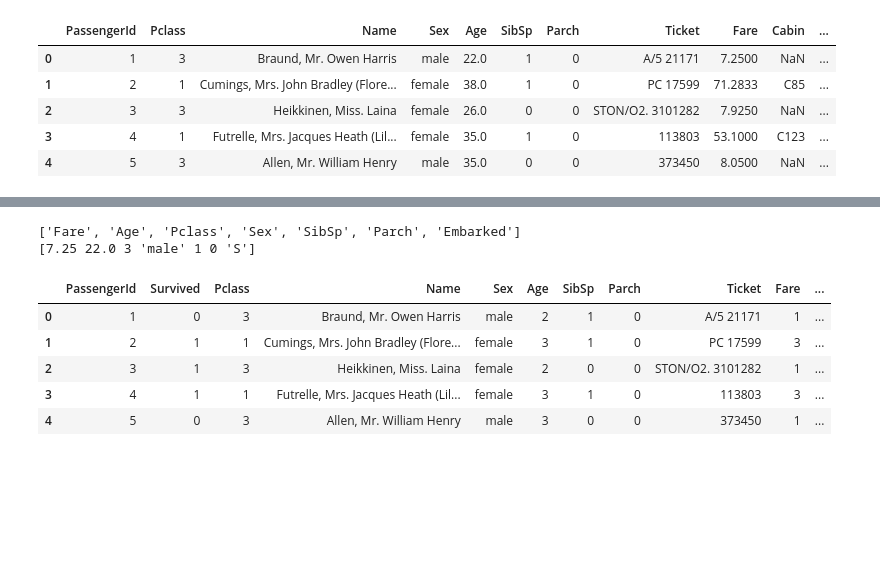
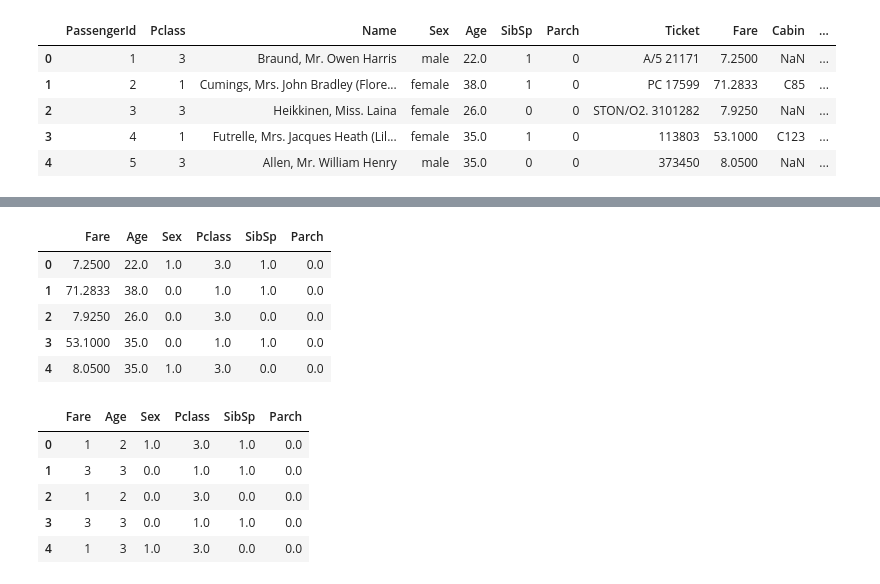
Before and after one commit to LooseDaMoose/myHandsOnDS, a Jupyter notebook: chapter3/C3Ex3_Titanic.ipynb, the cells around one changed output, grey strips where cells are left out. Cells and saved outputs as stored; diff of their text form; code cells hidden in the pictures; blank space fills up the shorter version.

Commit message:
completed prelimiary titanic classifier

```diff
--- a/chapter3/C3Ex3_Titanic.ipynb
+++ b/chapter3/C3Ex3_Titanic.ipynb
@@ -190,18 +220,30 @@ X_train.head()
 # %%
-all_cols = list(X_train.columns)
-drop_cols = ["PassengerId", "Name", "Ticket", "Cabin"] # remove these cols
-num_cols = ["Fare", "Age"] # impute and categorize these cols
-rest_cols = [c for c in all_cols if c not in drop_cols + num_cols]
-tot_cols = num_cols + rest_cols # all cols remaining after processing
-print(tot_cols)
-# output column order is the same as input
-one = ColumnTransformer([
+drop_cols = ["PassengerId", "Name", "Ticket", "Cabin", "Embarked"] # remove these cols
+num_cols = ["Fare", "Age"] # impute these cols with median
+sex_cols = ["Sex"]
+def titaniCols(df, drop_c, num_c, sex_c):
+    all_c = list(df.columns) # get all cols
+    rest_c = [c for c in all_c if c not in drop_c + num_c + sex_c] # get rest of cols
+    rem_c = num_c + sex_c + rest_c # all cols remaining after processing
+    return rem_c
+
+tot_cols = titaniCols(X_train, drop_cols, num_cols, sex_cols)
+
+coltrans = ColumnTransformer([
     ("median", SimpleImputer(strategy = "median"), num_cols),
+    ("Sex", OrdinalEncoder(), sex_cols),
     ("drop", "drop", drop_cols)
 ],
     remainder = "passthrough")
-X_one = one.fit_transform(X_train)
-print(X_one[0])
+
+check = coltrans.fit_transform(X_train)
+
+check_df = pd.DataFrame(data = check, columns = tot_cols)
+check_df.head()
 # %% [output]
-['Fare', 'Age', 'Pclass', 'Sex', 'SibSp', 'Parch', 'Embarked']
-[7.25 22.0 3 'male' 1 0 'S']
+|  | Fare | Age | Sex | Pclass | SibSp | Parch |
+| 0 | 7.2500 | 22.0 | 1.0 | 3.0 | 1.0 | 0.0 |
+| 1 | 71.2833 | 38.0 | 0.0 | 1.0 | 1.0 | 0.0 |
+| 2 | 7.9250 | 26.0 | 0.0 | 3.0 | 0.0 | 0.0 |
+| 3 | 53.1000 | 35.0 | 0.0 | 1.0 | 1.0 | 0.0 |
+| 4 | 8.0500 | 35.0 | 1.0 | 3.0 | 0.0 | 0.0 |
@@ -219,23 +250,33 @@ train["AgeCat"] = pd.cut(train["Age"], bins = [0.0, 10.0, 30.0, 50.0, np.inf], l
 # %%
 from sklearn.base import BaseEstimator, TransformerMixin
 class TitaniCat(BaseEstimator, TransformerMixin):
-    def __init__(self):
-        pass
+    """
+    This encoder transforms Fare and Age in the Titanic dataset into categorical variables.
+
+    It's quick and dirty and specific for this analysis, don't judge!
+    """
+    def __init__(self, Xcols):
+        """
+        To initialize the transformer the a list of the columns is needed,
+        because the transformer will get a numpy array as input and will need to use pd.DataFrame methods
+        """
+        self.Xcols = Xcols
     def fit(self, X, y=None):
         return self
     def transform(self, X):
-        assert isinstance(X, pd.DataFrame)
-        X["Fare"] = pd.cut(X["Fare"], bins = [0.0, 30.0, 50.0, 100.0, np.inf], labels = [1, 2, 3, 4])
-        X["Age"] = pd.cut(X["Age"], bins = [0.0, 10.0, 30.0, 50.0, np.inf], labels = [1, 2, 3, 4])
-        return X
-train = train_df.copy()
-test = TitaniCat()
-f = test.fit_transform(train)
-f.head()
+        df = pd.DataFrame(data = X, columns = self.Xcols) # transform the nparray into a dataframe
+        df["Fare"] = pd.cut(df["Fare"], bins = [-np.inf, 30.0, 50.0, 100.0, np.inf], labels = [1, 2, 3, 4])
+        df["Age"] = pd.cut(df["Age"], bins = [-np.inf, 10.0, 30.0, 50.0, np.inf], labels = [1, 2, 3, 4])
+        return df
+
+categorize = TitaniCat(Xcols = tot_cols)
+
+check_df = categorize.fit_transform(check)
+check_df.head()
 # %% [output]
-|  | PassengerId | Survived | Pclass | Name | Sex | Age | SibSp | Parch | Ticket | Fare | ... |
-| 0 | 1 | 0 | 3 | Braund, Mr. Owen Harris | male | 2 | 1 | 0 | A/5 21171 | 1 | ... |
-| 1 | 2 | 1 | 1 | Cumings, Mrs. John Bradley (Flore... | female | 3 | 1 | 0 | PC 17599 | 3 | ... |
-| 2 | 3 | 1 | 3 | Heikkinen, Miss. Laina | female | 2 | 0 | 0 | STON/O2. 3101282 | 1 | ... |
-| 3 | 4 | 1 | 1 | Futrelle, Mrs. Jacques Heath (Lil... | female | 3 | 1 | 0 | 113803 | 3 | ... |
-| 4 | 5 | 0 | 3 | Allen, Mr. William Henry | male | 3 | 0 | 0 | 373450 | 1 | ... |
+|  | Fare | Age | Sex | Pclass | SibSp | Parch |
+| 0 | 1 | 2 | 1.0 | 3.0 | 1.0 | 0.0 |
+| 1 | 3 | 3 | 0.0 | 1.0 | 1.0 | 0.0 |
+| 2 | 1 | 2 | 0.0 | 3.0 | 0.0 | 0.0 |
+| 3 | 3 | 3 | 0.0 | 1.0 | 1.0 | 0.0 |
+| 4 | 1 | 3 | 1.0 | 3.0 | 0.0 | 0.0 |
```
Also changed, not shown: parts of 11 cells of this notebook.
